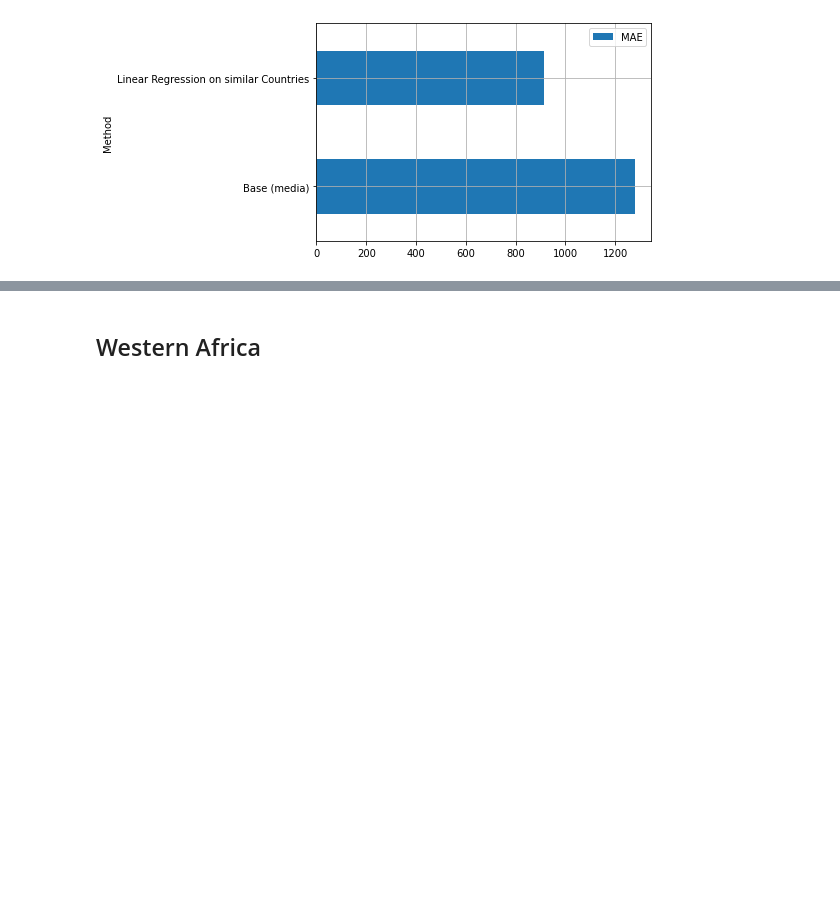
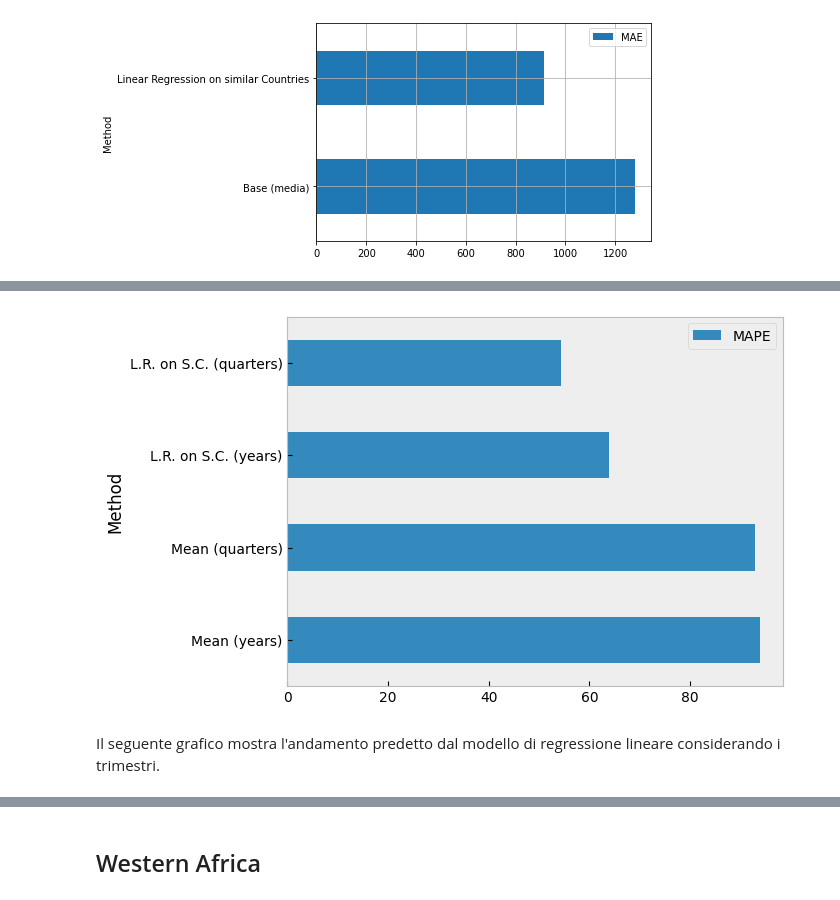
Before and after one commit to loremod/AfricaConflictsPrediction, a Jupyter notebook: Social Media Project.ipynb, the cells around one changed output, grey strips where cells are left out. Saved outputs shown, nothing was run; the diff lists cells and outputs as text; code cells hidden in the pictures; blank space fills up the shorter version.

```diff
--- a/Social Media Project.ipynb
+++ b/Social Media Project.ipynb
@@ -591,0 +540,17 @@ Rolling mean/Moving Average (MA) smooths out price data by creating a constantly
+# %%
+scoresMAPE = pd.DataFrame(
+    {
+        'Method': ['Mean (years)','Mean (quarters)', 'L.R. on S.C. (years)','L.R. on S.C. (quarters)'],
+        'MAPE': [MAPE(north['y_test'],north['y_train'].mean()),
+                MAPE(northQ['y_test'],northQ['y_train'].mean()),
+                MAPE(north['y_test'],preds['linear']['test']),
+                MAPE(northQ['y_test'],preds['linearQ']['test'])]}
+)
+scoresMAPE = scoresMAPE.set_index('Method')
+scoresMAPE.plot.barh()
+plt.grid()
+plt.show()
+# %% [output]
+[figure, added]
+# %% [markdown]
+Il seguente grafico mostra l'andamento predetto dal modello di regressione lineare considerando i trimestri.
```
Also changed, not shown: parts of 150 cells of this notebook.
